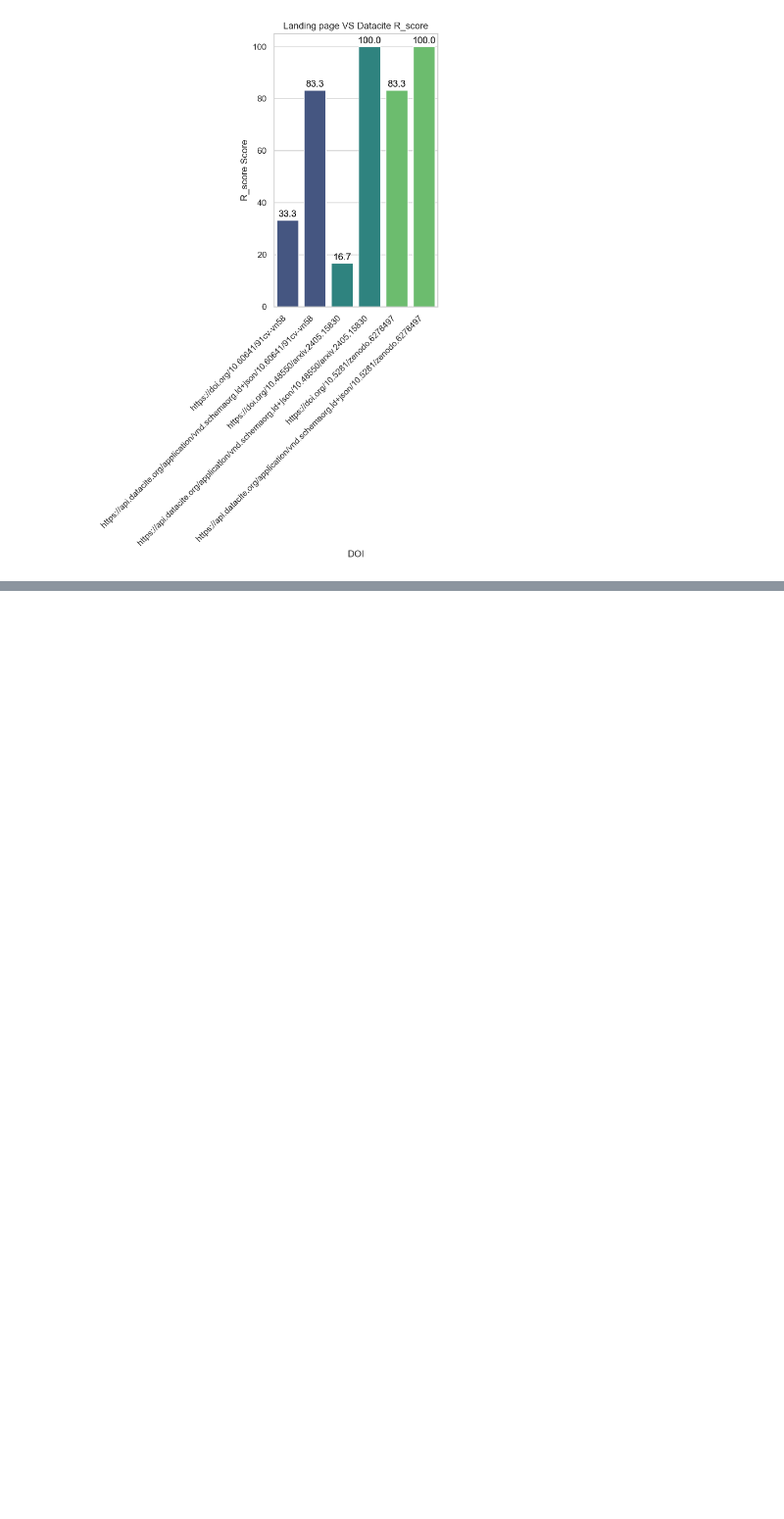
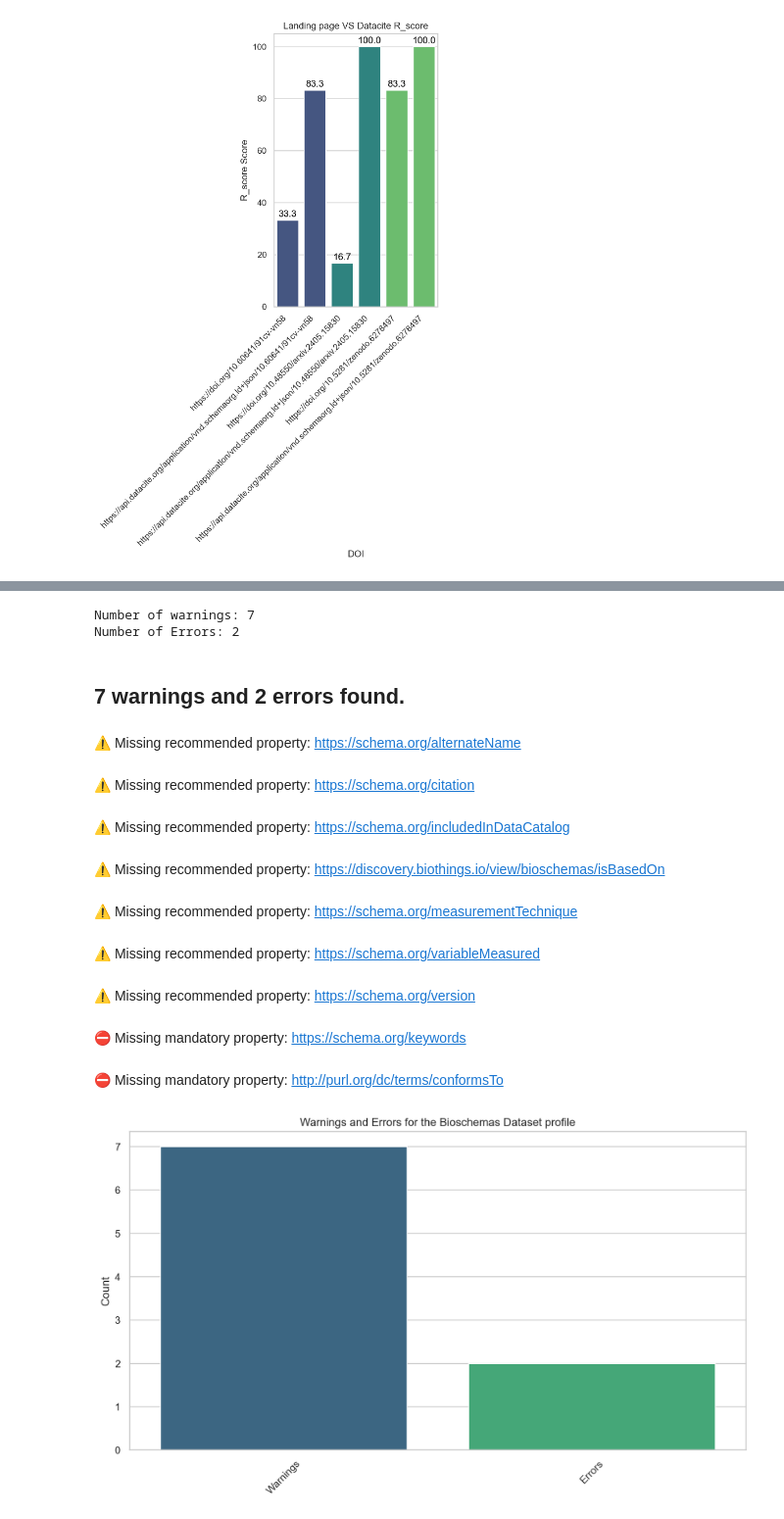
Before and after one commit to Phloemus/FAIR-checker, a Jupyter notebook: notebooks/DataciteEval.ipynb, the cells around one changed output, grey strips where cells are left out. Shown at 98% size. Saved outputs shown, nothing was run; the diff lists cells and outputs as text; code cells hidden in the pictures; blank space fills up the shorter version.

Commit message:
Dataset profile conformance

```diff
--- a/notebooks/DataciteEval.ipynb
+++ b/notebooks/DataciteEval.ipynb
@@ -211,0 +260,52 @@ for metric in ["F_score", "A_score", "I_score", "R_score"]:
+# %%
+import matplotlib.pyplot as plt
+import seaborn as sns
+
+# count the number of non empty warnings
+warns = df["Warning"].apply(lambda x: x if x else None)
+print("Number of warnings:", warns.count())
+
+errs = df["Error"].apply(lambda x: x if x else None)
+print("Number of Errors:", errs.count())
+# %% [output]
+Number of warnings: 7
+Number of Errors: 2
+# %%
+# display a markdown text with the number of warnings and errors
+from IPython.display import display, Markdown
+import numpy as np
+
+plt.figure(figsize=(10, 6))
+
+sns.barplot(
+    x=["Warnings", "Errors"],
+    y=pd.Series([warns.count(), errs.count()]),
+    hue=["Warnings", "Errors"],
+    palette="viridis",
+)
+plt.title("Warnings and Errors for the Bioschemas Dataset profile")
+# plt.xlabel("Bioschemas Dataset profile conformance")
+plt.ylabel("Count")
+plt.xticks(rotation=45)
+plt.tight_layout()
+plt.show()
+
+display(Markdown(f"## {warns.count()} warnings and {errs.count()} errors found."))
+for w in df["Warning"].unique():
+    if w is not np.nan:
+        display(Markdown(f"⚠️ Missing recommended property: {w}"))
+for err in df["Error"].unique():
+    if err is not np.nan:
+        display(Markdown(f"⛔️ Missing mandatory property: {err}"))
+# %% [output]
+## 7 warnings and 2 errors found.
+⚠️ Missing recommended property: https://schema.org/alternateName
+⚠️ Missing recommended property: https://schema.org/citation
+⚠️ Missing recommended property: https://schema.org/includedInDataCatalog
+⚠️ Missing recommended property: https://discovery.biothings.io/view/bioschemas/isBasedOn
+⚠️ Missing recommended property: https://schema.org/measurementTechnique
+⚠️ Missing recommended property: https://schema.org/variableMeasured
+⚠️ Missing recommended property: https://schema.org/version
+⛔️ Missing mandatory property: https://schema.org/keywords
+⛔️ Missing mandatory property: http://purl.org/dc/terms/conformsTo
+[figure, added]
```
Also changed, not shown: parts of 4 cells of this notebook.
